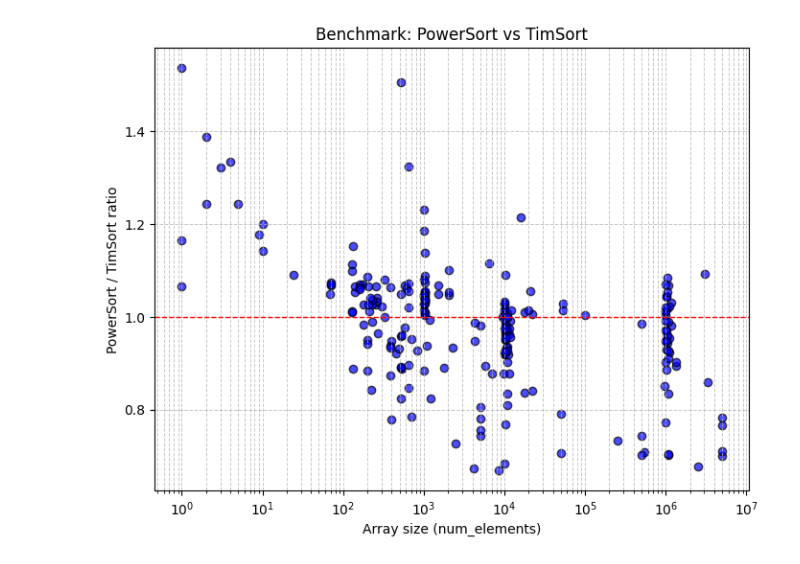
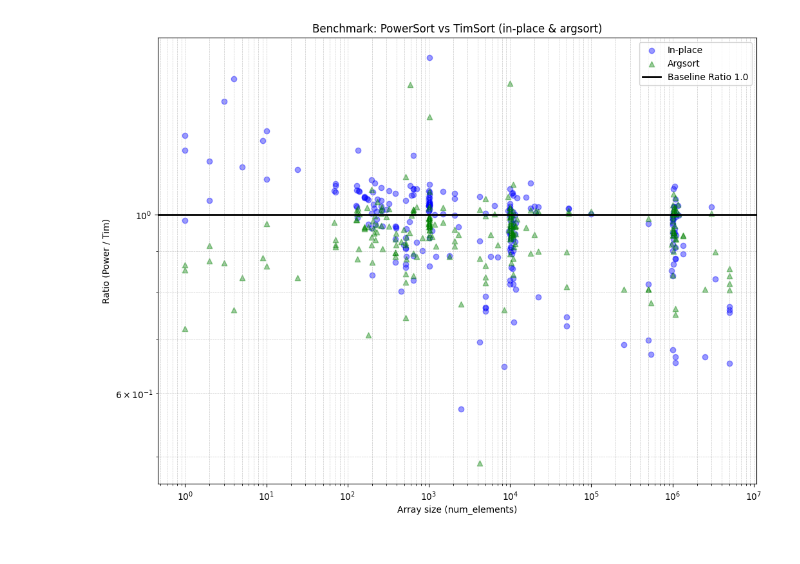
Before and after one commit to moritz-gross/SortingEDA, a Jupyter notebook: powersort_vs_timsort.ipynb, the cells around one changed output. Drawn from its saved outputs; the diff is of its cells as text; code cells hidden in the pictures.

Commit message:
add argsort scatterplot

```diff
--- a/powersort_vs_timsort.ipynb
+++ b/powersort_vs_timsort.ipynb
@@ -2,22 +2,27 @@
 import pandas as pd
 import matplotlib.pyplot as plt
 # %%
+import pandas as pd
+import matplotlib.pyplot as plt
+
 df = pd.read_csv("results.csv")
 
-mean_ratio = df["ratio"].mean()
+plt.figure(figsize=(12, 9))
 
-plt.figure(figsize=(8, 6))
-plt.scatter(df["num_elements"], df["ratio"], color="blue", alpha=0.7, edgecolors="k")
+plt.scatter(df["num_elements"], df["ratio_power_tim"], color="blue", alpha=0.4, label="In-place")
 
-plt.axhline(1.0, color="red", linestyle="--", linewidth=1, label="Ratio = 1.0")
+plt.scatter(df["num_elements"], df["ratio_apower_atim"], color="green", alpha=0.4, label="Argsort",  marker="^")
+
+plt.axhline(1.0, color="black", linewidth=2, label="Baseline Ratio 1.0")
 
 plt.xlabel("Array size (num_elements)")
-plt.ylabel("PowerSort / TimSort ratio")
-plt.title("Benchmark: PowerSort vs TimSort")
+plt.ylabel("Ratio (Power / Tim)")
+plt.title("Benchmark: PowerSort vs TimSort (in-place & argsort)")
 
-plt.xscale("log")
+plt.xscale("log"); plt.yscale("log")
 
-plt.grid(True, which="both", linestyle="--", linewidth=0.7, alpha=0.7)
+plt.grid(True, which="both", linestyle="--", linewidth=0.5, alpha=0.7)
+plt.legend()
 plt.show()
 # %% [output]
-[figure, old version]
+[figure, new version]
```
Also changed, not shown: parts of 1 cell of this notebook, 1 other file.
